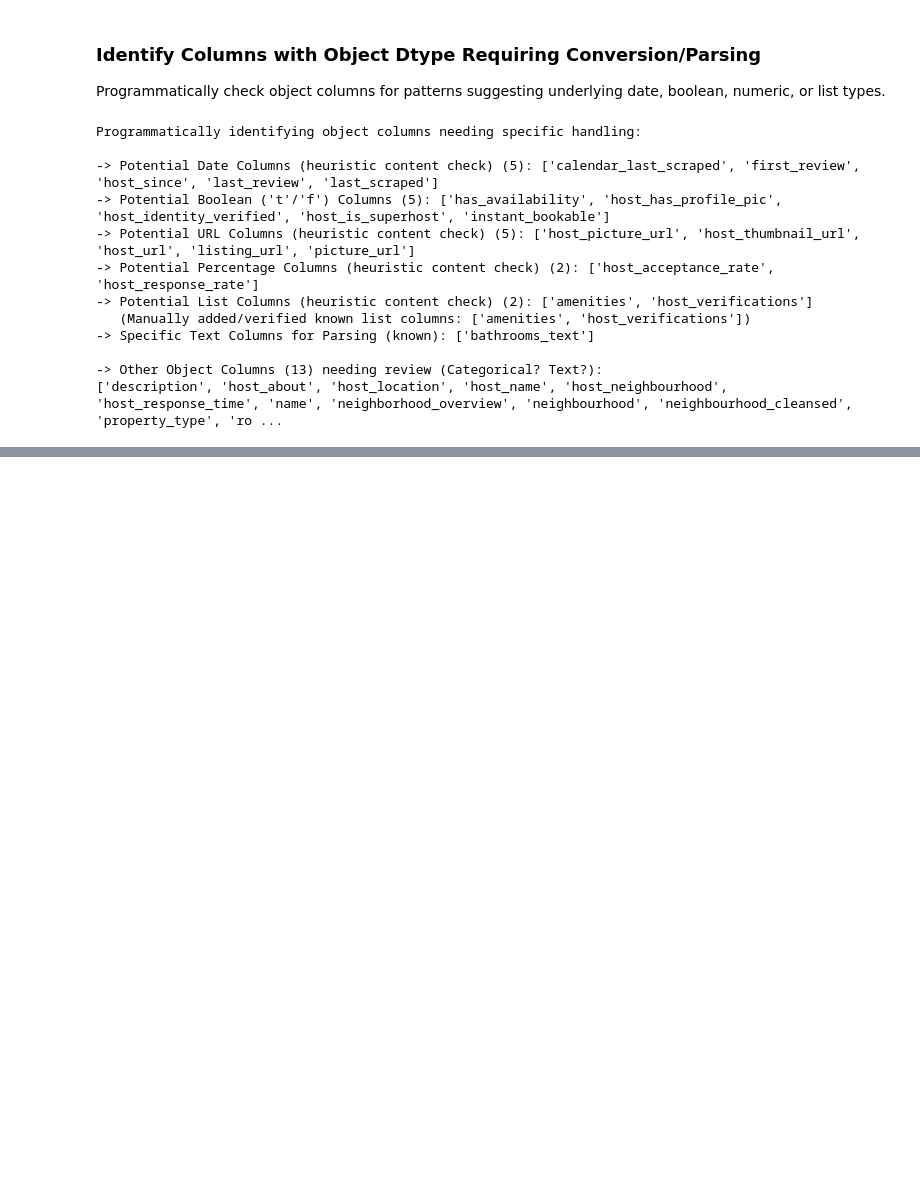
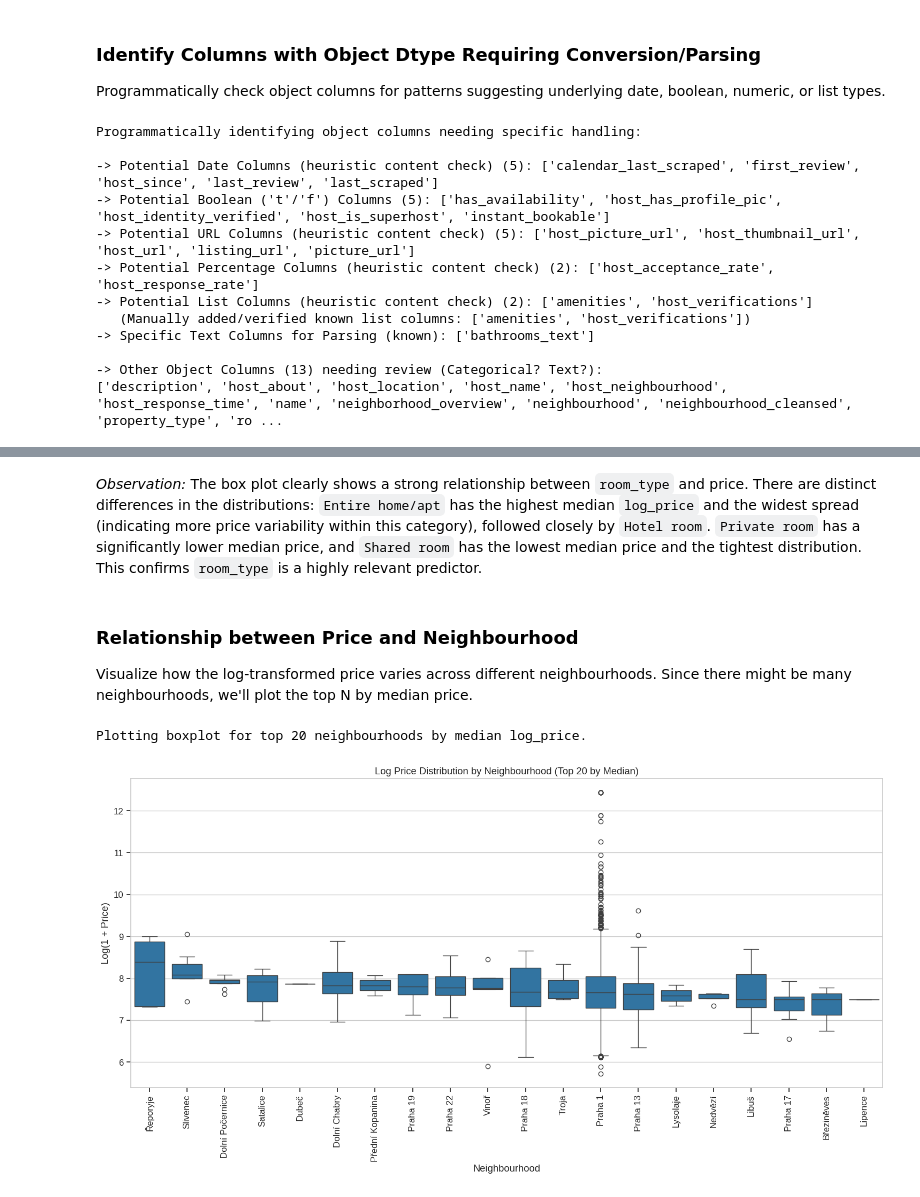
Before and after one commit to DataXteam/Airbnb_data_analysis, a Jupyter notebook: notebooks/01-Data_Understanding.ipynb, the cells around one changed output, grey strips where cells are left out. Cells and saved outputs as stored; diff of their text form; code cells hidden in the pictures; blank space fills up the shorter version.

```diff
--- a/notebooks/01-Data_Understanding.ipynb
+++ b/notebooks/01-Data_Understanding.ipynb
@@ -718,0 +1043,47 @@ This systematic identification ensures that columns are appropriately formatted
+# %% [markdown]
+*Observation:* The box plot clearly shows a strong relationship between `room_type` and price. There are distinct differences in the distributions: `Entire home/apt` has the highest median `log_price` and the widest spread (indicating more price variability within this category), followed closely by `Hotel room`. `Private room` has a significantly lower median price, and `Shared room` has the lowest median price and the tightest distribution. This confirms `room_type` is a highly relevant predictor.
+# %% [markdown]
+### Relationship between Price and Neighbourhood
+Visualize how the log-transformed price varies across different neighbourhoods. Since there might be many neighbourhoods, we'll plot the top N by median price.
+# %%
+# Price vs. Neighbourhood (plotting top N by median price)
+if 'df_listings' in locals() and 'log_price' in df_listings.columns and 'neighbourhood_cleansed' in df_listings.columns:
+
+    # Drop rows where log_price is NaN before grouping/plotting
+    df_plot_data = df_listings.dropna(subset=['log_price'])
+
+    if not df_plot_data.empty:
+        # Calculate median price per neighborhood for ordering
+        neighbourhood_median_prices = df_plot_data.groupby('neighbourhood_cleansed')['log_price'].median().sort_values(ascending=False)
+
+        # Limit number of neighbourhoods to plot for clarity
+        num_neighbourhoods_to_plot = 20 # Adjust as needed
+        if len(neighbourhood_median_prices) > num_neighbourhoods_to_plot:
+            top_neighbourhoods = neighbourhood_median_prices.head(num_neighbourhoods_to_plot).index
+            print(f"Plotting boxplot for top {num_neighbourhoods_to_plot} neighbourhoods by median log_price.")
+        else:
+            top_neighbourhoods = neighbourhood_median_prices.index # Plot all if fewer than limit
+            print(f"Plotting boxplot for all {len(top_neighbourhoods)} neighbourhoods.")
+
+        # Filter data for plotting only the selected neighbourhoods
+        df_plot_filtered = df_plot_data[df_plot_data['neighbourhood_cleansed'].isin(top_neighbourhoods)]
+
+        plt.figure(figsize=(15, 8)) # Adjust figure size
+        sns.boxplot(data=df_plot_filtered,
+                    x='neighbourhood_cleansed',
+                    y='log_price',
+                    order=top_neighbourhoods) # Order by median price
+        plt.title(f'Log Price Distribution by Neighbourhood (Top {len(top_neighbourhoods)} by Median)')
+        plt.xlabel('Neighbourhood')
+        plt.ylabel('Log(1 + Price)')
+        plt.xticks(rotation=90) # Rotate labels for readability
+        plt.tight_layout() # Adjust layout
+        plt.show()
+    else:
+        print("No valid data to plot after dropping NaN log_price.")
+
+else:
+    print("Error: df_listings or required columns ('log_price', 'neighbourhood_cleansed') not found.")
+# %% [output]
+Plotting boxplot for top 20 neighbourhoods by median log_price.
+[figure, added]
```
Also changed, not shown: parts of 30 cells of this notebook.
